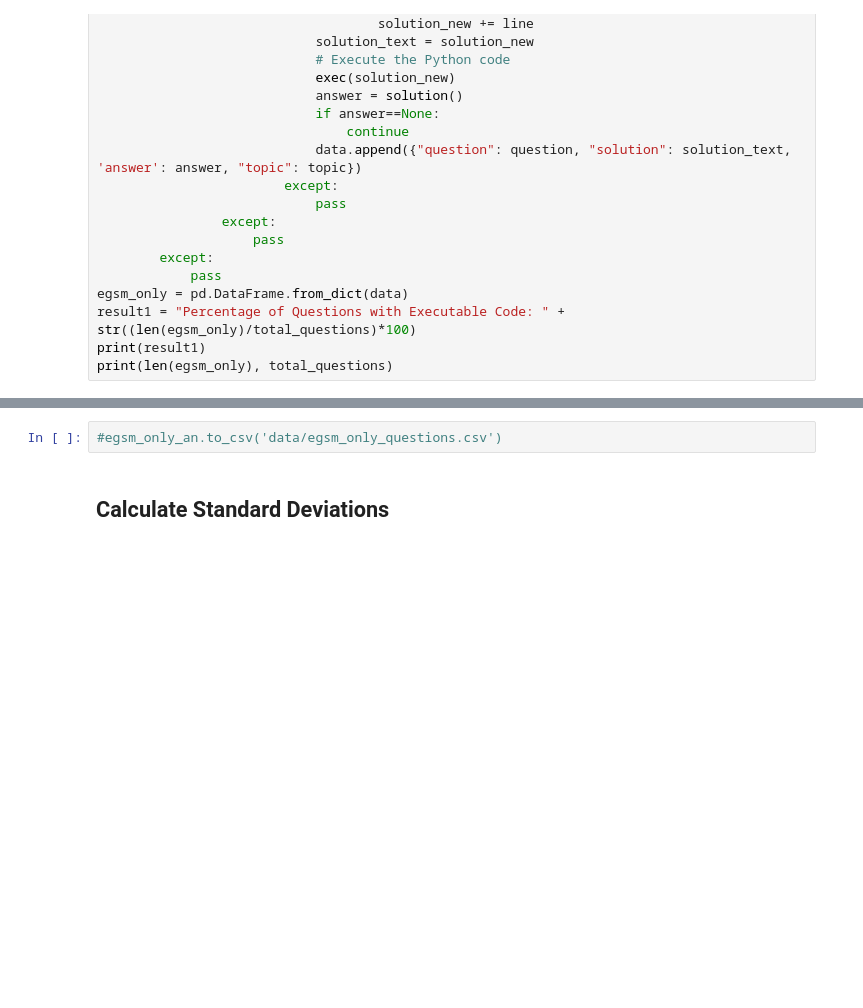
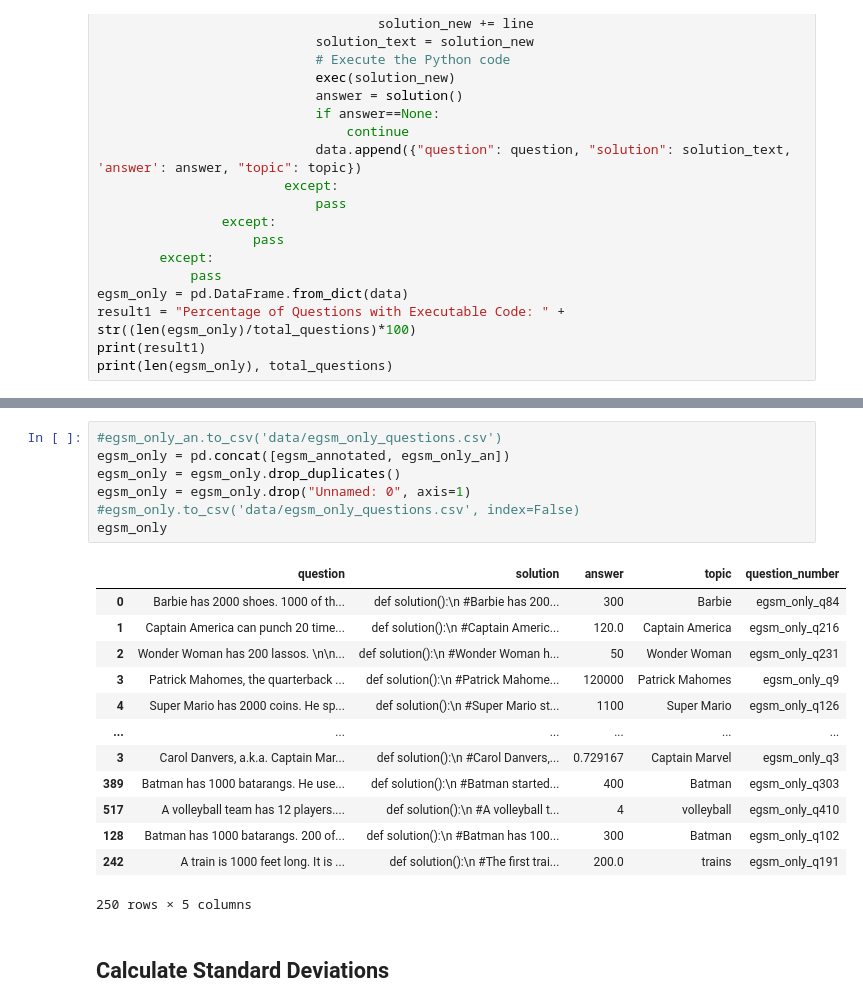
Before and after one commit to bryanchrist/llama2-70b, a Jupyter notebook: Parse_Model_Questions.ipynb, the cells around one changed output, grey strips where cells are left out. Cells and saved outputs as stored; diff of their text form; blank space fills up the shorter version.

```diff
--- a/Parse_Model_Questions.ipynb
+++ b/Parse_Model_Questions.ipynb
@@ -1298,5 +1300,24 @@ egsm_only_an
 # %%
 #egsm_only_an.to_csv('data/egsm_only_questions.csv')
+egsm_only = pd.concat([egsm_annotated, egsm_only_an])
+egsm_only = egsm_only.drop_duplicates()
+egsm_only = egsm_only.drop("Unnamed: 0", axis=1)
+#egsm_only.to_csv('data/egsm_only_questions.csv', index=False)
+egsm_only
+# %% [output]
+|  | question | solution | answer | topic | question_number |
+| 0 | Barbie has 2000 shoes. 1000 of th... | def solution():\n #Barbie has 200... | 300 | Barbie | egsm_only_q84 |
+| 1 | Captain America can punch 20 time... | def solution():\n #Captain Americ... | 120.0 | Captain America | egsm_only_q216 |
+| 2 | Wonder Woman has 200 lassos. \n\n... | def solution():\n #Wonder Woman h... | 50 | Wonder Woman | egsm_only_q231 |
+| 3 | Patrick Mahomes, the quarterback ... | def solution():\n #Patrick Mahome... | 120000 | Patrick Mahomes | egsm_only_q9 |
+| 4 | Super Mario has 2000 coins. He sp... | def solution():\n #Super Mario st... | 1100 | Super Mario | egsm_only_q126 |
+| ... | ... | ... | ... | ... | ... |
+| 3 | Carol Danvers, a.k.a. Captain Mar... | def solution():\n #Carol Danvers,... | 0.729167 | Captain Marvel | egsm_only_q3 |
+| 389 | Batman has 1000 batarangs. He use... | def solution():\n #Batman started... | 400 | Batman | egsm_only_q303 |
+| 517 | A volleyball team has 12 players.... | def solution():\n #A volleyball t... | 4 | volleyball | egsm_only_q410 |
+| 128 | Batman has 1000 batarangs. 200 of... | def solution():\n #Batman has 100... | 300 | Batman | egsm_only_q102 |
+| 242 | A train is 1000 feet long. It is ... | def solution():\n #The first trai... | 200.0 | trains | egsm_only_q191 |
+250 rows × 5 columns
 # %% [markdown]
 ## Calculate Standard Deviations
 # %%
```
Also changed, not shown: parts of 12 cells of this notebook, 13 other files.
